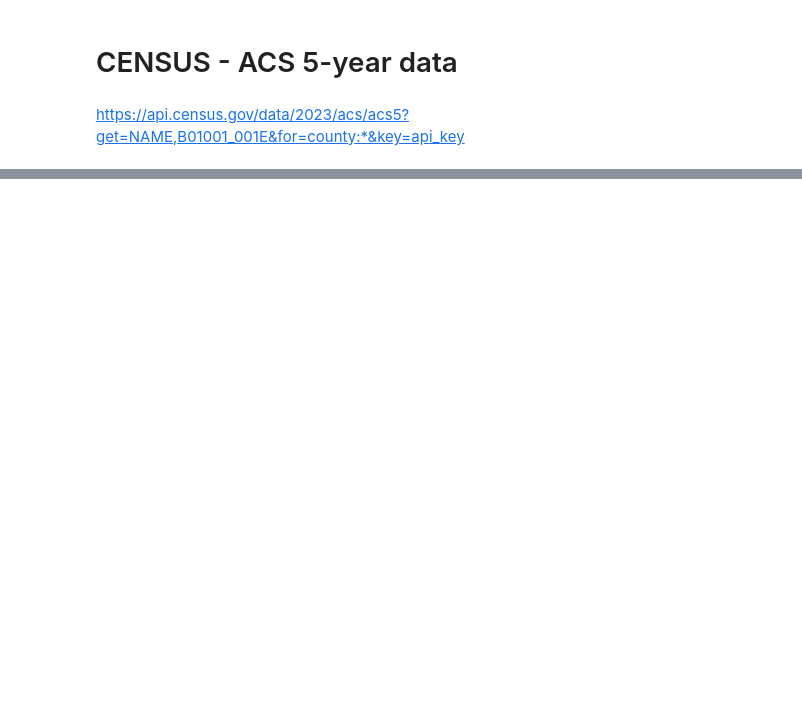
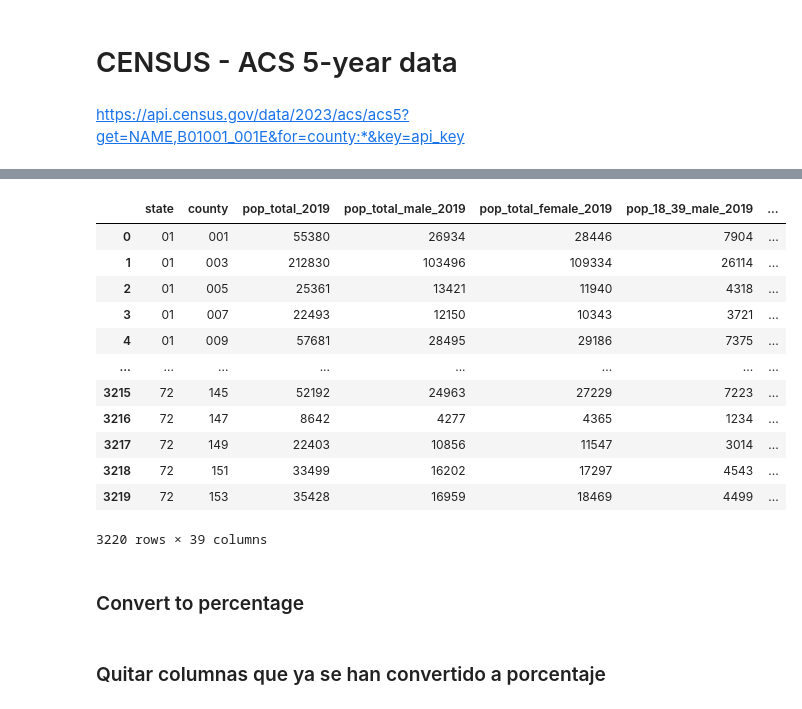
Before and after one commit to jorgegarcelan/US-Elections, a Jupyter notebook: census_api.ipynb, the cells around one changed output, grey strips where cells are left out. Cells and saved outputs as stored; diff of their text form; code cells hidden in the pictures; blank space fills up the shorter version.

```diff
--- a/census_api.ipynb
+++ b/census_api.ipynb
@@ -58,7 +67,7 @@ variables = {
     f"pop_total_male_{CENSUS_YEAR}": ["B01001_002E"],
     f"pop_total_female_{CENSUS_YEAR}": ["B01001_026E"],
     f"pop_18_39_male_{CENSUS_YEAR}": ["B01001_007E", "B01001_008E", "B01001_009E", "B01001_010E", "B01001_011E", "B01001_012E", "B01001_013E"],
-    f"pop_18_39_female_{CENSUS_YEAR}": ["B01001_0031E", "B01001_032E", "B01001_033E", "B01001_034E", "B01001_035E", "B01001_036E", "B01001_037E"],
+    f"pop_18_39_female_{CENSUS_YEAR}": ["B01001_031E", "B01001_032E", "B01001_033E", "B01001_034E", "B01001_035E", "B01001_036E", "B01001_037E"],
     f"pop_40_64_male_{CENSUS_YEAR}": ["B01001_014E", "B01001_015E", "B01001_016E", "B01001_017E", "B01001_018E", "B01001_019E"],
     f"pop_40_64_female_{CENSUS_YEAR}": ["B01001_038E", "B01001_039E", "B01001_040E", "B01001_041E", "B01001_042E", "B01001_043E"],
     f"pop_over_65_male_{CENSUS_YEAR}": ["B01001_020E", "B01001_021E", "B01001_022E", "B01001_023E", "B01001_024E", "B01001_025E"],
@@ -66,6 +75,7 @@ variables = {
     f"median_age_{CENSUS_YEAR}": ["B01002_001E"],
     f"veterans_{CENSUS_YEAR}": ["B21001_002E"],
     f"inmigrants_{CENSUS_YEAR}": ["B05002_013E"],
+    f"labor_force_{CENSUS_YEAR}": ["B23025_003E"],
 
     # RACE
     f"white_{CENSUS_YEAR}": ["B02001_002E"],
@@ -88,18 +98,16 @@ variables = {
     # HOUSING
     f"households_median_value_{CENSUS_YEAR}": ["B25077_001E"],
     f"households_avg_size_{CENSUS_YEAR}": ["B25010_001E"],
-    f"households_total_{CENSUS_YEAR}": ["B25003_001E"],
     f"households_renter_{CENSUS_YEAR}": ["B25003_003E"],
     f"households_owner_{CENSUS_YEAR}": ["B25003_002E"],
+    f"households_total_{CENSUS_YEAR}": ["B25003_001E"],
     f"households_median_gross_rent_{CENSUS_YEAR}": ["B25064_001E"],
-    f"households_limited_english_{CENSUS_YEAR}": ["C16002_001E"],
-    f"households_only_english_{CENSUS_YEAR}": ["B16001_002E"],
-    f"households_internet_{CENSUS_YEAR}": ["B28002_001E"],
+    f"households_limited_english_{CENSUS_YEAR}": ["C16002_004E", "C16002_007E", "C16002_010E", "C16002_013E", ],
+    f"households_no_internet_{CENSUS_YEAR}": ["B28002_013E"],
 
 
     # EMPLOYMENT
-    f"employment_{CENSUS_YEAR}": ["B23025_005E"],
-    f"unemployment_{CENSUS_YEAR}": ["B23025_007E"],
+    f"unemployment_{CENSUS_YEAR}": ["B23025_005E"],
     f"public_transport_{CENSUS_YEAR}": ["B08301_010E"],
     f"mean_travel_time_{CENSUS_YEAR}": ["B08303_001E"],
 
@@ -107,3 +115,48 @@ variables = {
     f"no_health_insurance_{CENSUS_YEAR}": ["B27010_017E", "B27010_033E", "B27010_050E", "B27010_066E"],
 
 }
+# %%
+# Crear DataFrame vacío
+df = pd.DataFrame()
+
+# Hacer peticiones una por una
+for key, codes in variables.items():
+    print(f"Obteniendo datos para: {key}")
+
+    # Realizar la petición GET
+    params = {
+        "get": ",".join(codes),  # Obtener solo las variables necesarias
+        "for": CENSUS_GEOGRAPHY,  # Obtener datos por condado
+        "key": CENSUS_API_KEY
+    }
+
+    response = requests.get(URL, params=params)
+
+    if response.status_code == 200:
+        data = response.json()
+        temp_df = pd.DataFrame(data[1:], columns=data[0])  # Primera fila son nombres de columna
+
+        # Convertir a numérico
+        for col in codes:
+            temp_df[col] = pd.to_numeric(temp_df[col], errors="coerce")
+
+        # Si hay más de una variable, sumarlas
+        if len(codes) > 1:
+            temp_df[key] = temp_df[codes].sum(axis=1)
+        else:
+            temp_df[key] = temp_df[codes[0]]
+
+        # Eliminar columnas extra
+        temp_df = temp_df[["state", "county", key]]
+
+        # Unir con el DataFrame principal
+        if df.empty:
+            df = temp_df
+        else:
+            df = df.merge(temp_df, on=["state", "county"], how="outer")
+
+    else:
+        print(f"Error al obtener {key}: {response.status_code}")
+
+df
+# %% [output]
@@ -109,0 +180,15 @@ variables = {
+|  | state | county | pop_total_2019 | pop_total_male_2019 | pop_total_female_2019 | pop_18_39_male_2019 | ... |
+| 0 | 01 | 001 | 55380 | 26934 | 28446 | 7904 | ... |
+| 1 | 01 | 003 | 212830 | 103496 | 109334 | 26114 | ... |
+| 2 | 01 | 005 | 25361 | 13421 | 11940 | 4318 | ... |
+| 3 | 01 | 007 | 22493 | 12150 | 10343 | 3721 | ... |
+| 4 | 01 | 009 | 57681 | 28495 | 29186 | 7375 | ... |
+| ... | ... | ... | ... | ... | ... | ... | ... |
+| 3215 | 72 | 145 | 52192 | 24963 | 27229 | 7223 | ... |
+| 3216 | 72 | 147 | 8642 | 4277 | 4365 | 1234 | ... |
+| 3217 | 72 | 149 | 22403 | 10856 | 11547 | 3014 | ... |
+| 3218 | 72 | 151 | 33499 | 16202 | 17297 | 4543 | ... |
+| 3219 | 72 | 153 | 35428 | 16959 | 18469 | 4499 | ... |
+3220 rows × 39 columns
+# %% [markdown]
+### Convert to percentage
@@ -109,0 +243,2 @@ variables = {
+# %% [markdown]
+### Quitar columnas que ya se han convertido a porcentaje
```
Also changed, not shown: parts of 16 cells of this notebook, 5 other files.
